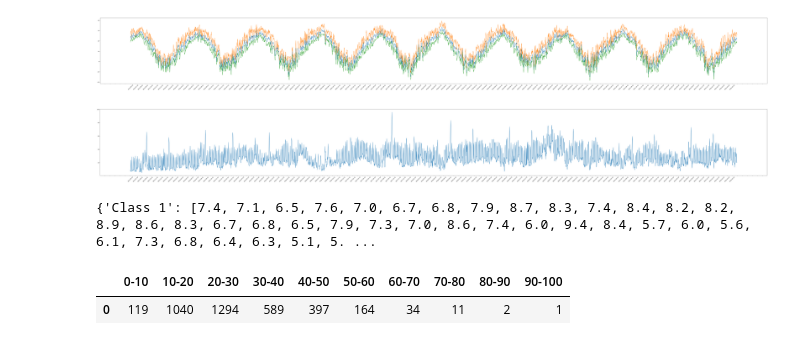
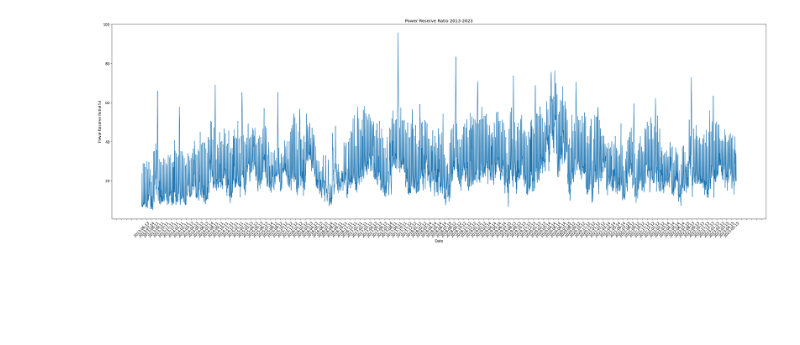
Before and after one commit to jhyunwoo/temperatre-electricity-nb, a Jupyter notebook: graph.ipynb, the cells around one changed output. Cells and saved outputs as stored; diff of their text form; code cells hidden in the pictures; blank space fills up the shorter version.

Commit message:
finish graph

```diff
--- a/graph.ipynb
+++ b/graph.ipynb
@@ -13,16 +25,11 @@ electricity_date = data["Date"]
 # %%
-plt.figure(figsize=(100,10))
-plt.plot(temperature_date,temperature)
+plt.figure(figsize=(40,12))
+plt.plot(electricity_date,electricity)
 plt.xticks(rotation=45)
+plt.title("Power Reserve Ratio 2013-2023")
+plt.xlabel("Date")
+plt.ylabel("Power Reserve Ratio(%)")
 ax = plt.gca()
 ax.xaxis.set_major_locator(dates.MonthLocator())
 # %% [output]
-[figure, old version]
+[figure, new version]
-# %%
-plt.figure(figsize=(100,10))
-plt.plot(electricity_date,electricity)
-plt.xticks(rotation=45)
-ax = plt.gca()
-ax.xaxis.set_major_locator(dates.MonthLocator())
-# %% [output]
-[figure, removed]
@@ -58,11 +35,0 @@ for i in electricity:
-# %%
-print(electricity_cal)
-# %% [output]
-{'Class 1': [7.4, 7.1, 6.5, 7.6, 7.0, 6.7, 6.8, 7.9, 8.7, 8.3, 7.4, 8.4, 8.2, 8.2, 8.9, 8.6, 8.3, 6.7, 6.8, 6.5, 7.9, 7.3, 7.0, 8.6, 7.4, 6.0, 9.4, 8.4, 5.7, 6.0, 5.6, 6.1, 7.3, 6.8, 6.4, 6.3, 5.1, 5. ...
-# %%
-electricity_bar = {"0-10":[len(electricity_cal['Class 1'])], "10-20":[len(electricity_cal['Class 2'])], "20-30":[len(electricity_cal['Class 3'])], "30-40":[len(electricity_cal['Class 4'])], "40-50":[len(electricity_cal['Class 5'])], "50-60":[len(electricity_cal['Class 6'])], "60-70":[len(electricity_cal['Class 7'])], "70-80":[len(electricity_cal['Class 8'])], "80-90":[len(electricity_cal['Class 9'])], "90-100":[len(electricity_cal['Class 10'])]}
-electricity_bar = pd.DataFrame(electricity_bar)
-electricity_bar
-# %% [output]
-|  | 0-10 | 10-20 | 20-30 | 30-40 | 40-50 | 50-60 | 60-70 | 70-80 | 80-90 | 90-100 |
-| 0 | 119 | 1040 | 1294 | 589 | 397 | 164 | 34 | 11 | 2 | 1 |
```
Also changed, not shown: parts of 9 cells of this notebook.
